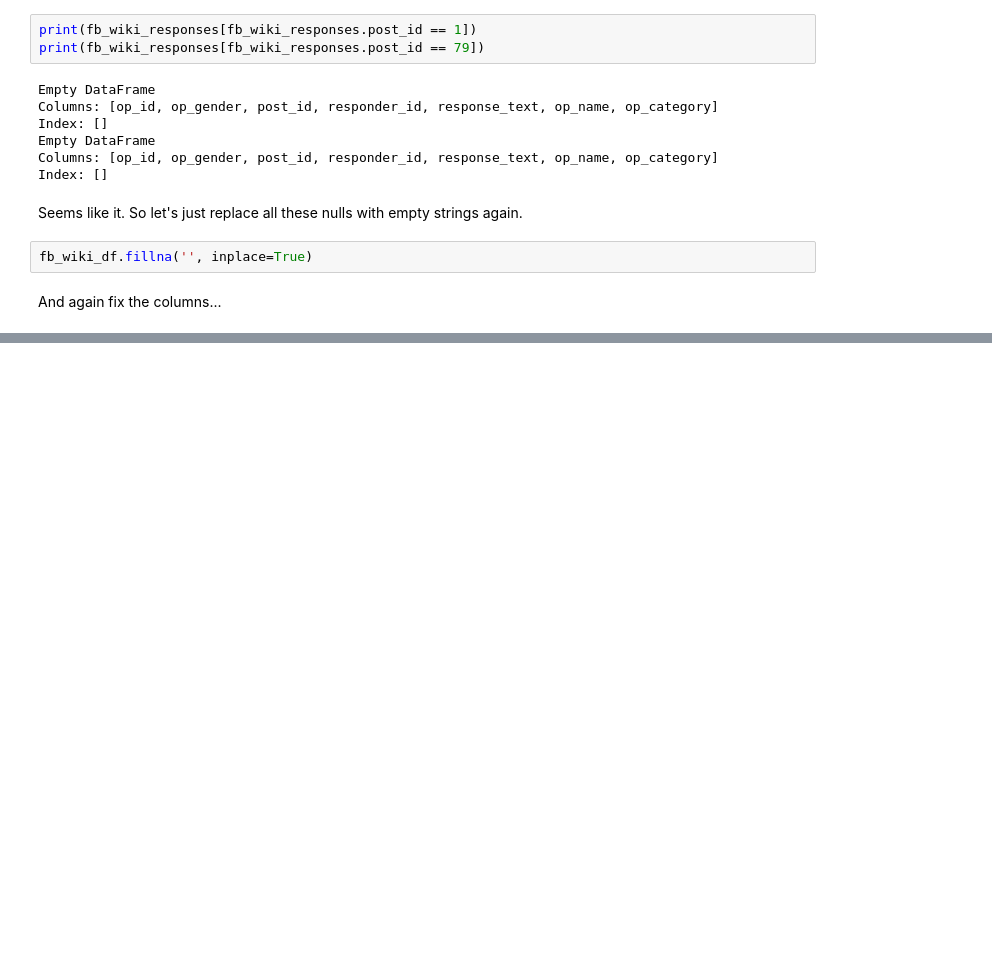
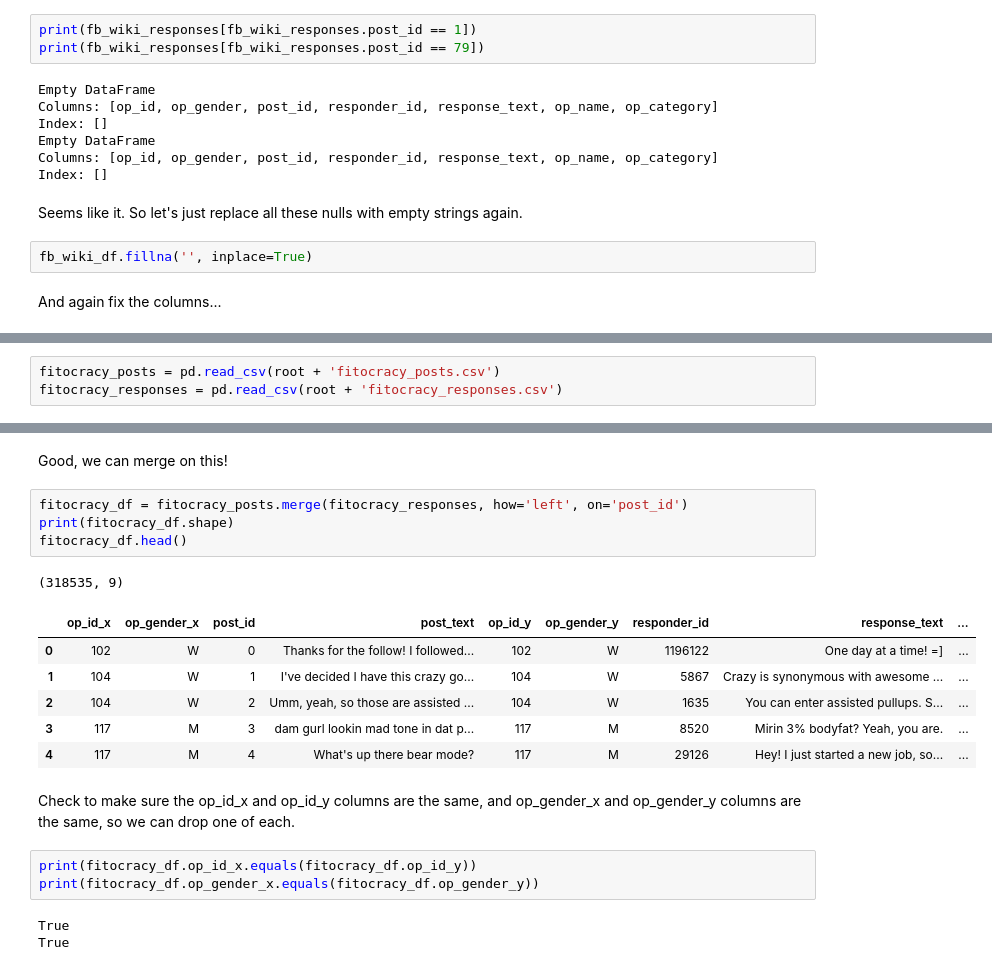
Before and after one commit to Data-Science-for-Linguists-2019/Gendered-Interaction-Online, a Jupyter notebook: exploratory_data_analysis/modifying_dataset.ipynb, the cells around one changed output, grey strips where cells are left out. Drawn from its saved outputs; the diff is of its cells as text; blank space fills up the shorter version.

Commit message:
merged fitocracy files

```diff
--- a/exploratory_data_analysis/modifying_dataset.ipynb
+++ b/exploratory_data_analysis/modifying_dataset.ipynb
@@ -374,0 +378,3 @@ fb_wiki_df.head()
+# %%
+fitocracy_posts = pd.read_csv(root + 'fitocracy_posts.csv')
+fitocracy_responses = pd.read_csv(root + 'fitocracy_responses.csv')
@@ -374,0 +410,22 @@ fb_wiki_df.head()
+# %% [markdown]
+Good, we can merge on this!
+# %%
+fitocracy_df = fitocracy_posts.merge(fitocracy_responses, how='left', on='post_id')
+print(fitocracy_df.shape)
+fitocracy_df.head()
+# %% [output]
+(318535, 9)
+|  | op_id_x | op_gender_x | post_id | post_text | op_id_y | op_gender_y | responder_id | response_text | ... |
+| 0 | 102 | W | 0 | Thanks for the follow! I followed... | 102 | W | 1196122 | One day at a time! =] | ... |
+| 1 | 104 | W | 1 | I've decided I have this crazy go... | 104 | W | 5867 | Crazy is synonymous with awesome ... | ... |
+| 2 | 104 | W | 2 | Umm, yeah, so those are assisted ... | 104 | W | 1635 | You can enter assisted pullups. S... | ... |
+| 3 | 117 | M | 3 | dam gurl lookin mad tone in dat p... | 117 | M | 8520 | Mirin 3% bodyfat? Yeah, you are. | ... |
+| 4 | 117 | M | 4 | What's up there bear mode? | 117 | M | 29126 | Hey! I just started a new job, so... | ... |
+# %% [markdown]
+Check to make sure the op_id_x and op_id_y columns are the same, and op_gender_x and op_gender_y columns are the same, so we can drop one of each.
+# %%
+print(fitocracy_df.op_id_x.equals(fitocracy_df.op_id_y))
+print(fitocracy_df.op_gender_x.equals(fitocracy_df.op_gender_y))
+# %% [output]
+True
+True
```
Also changed, not shown: parts of 11 cells of this notebook.
